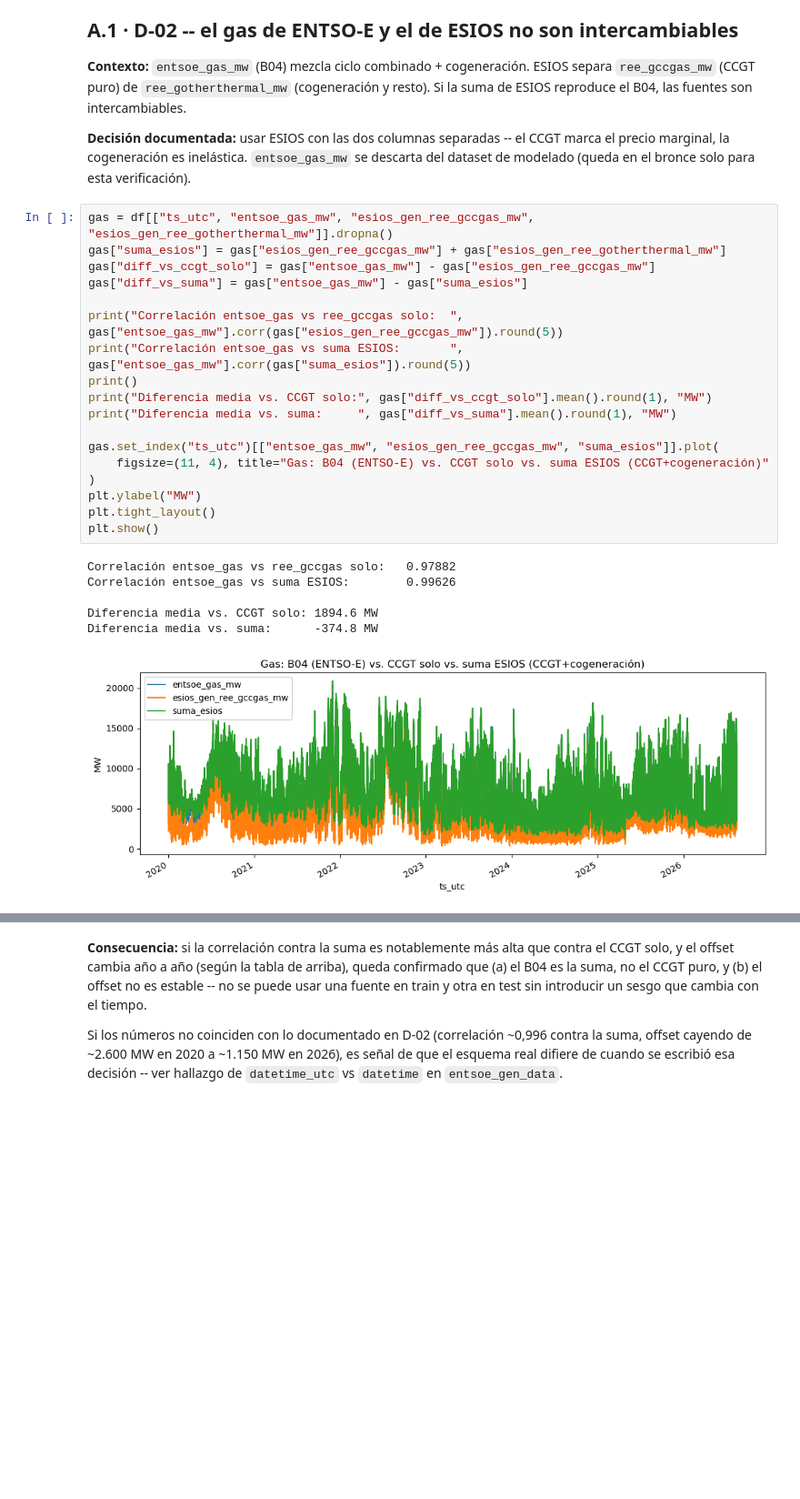
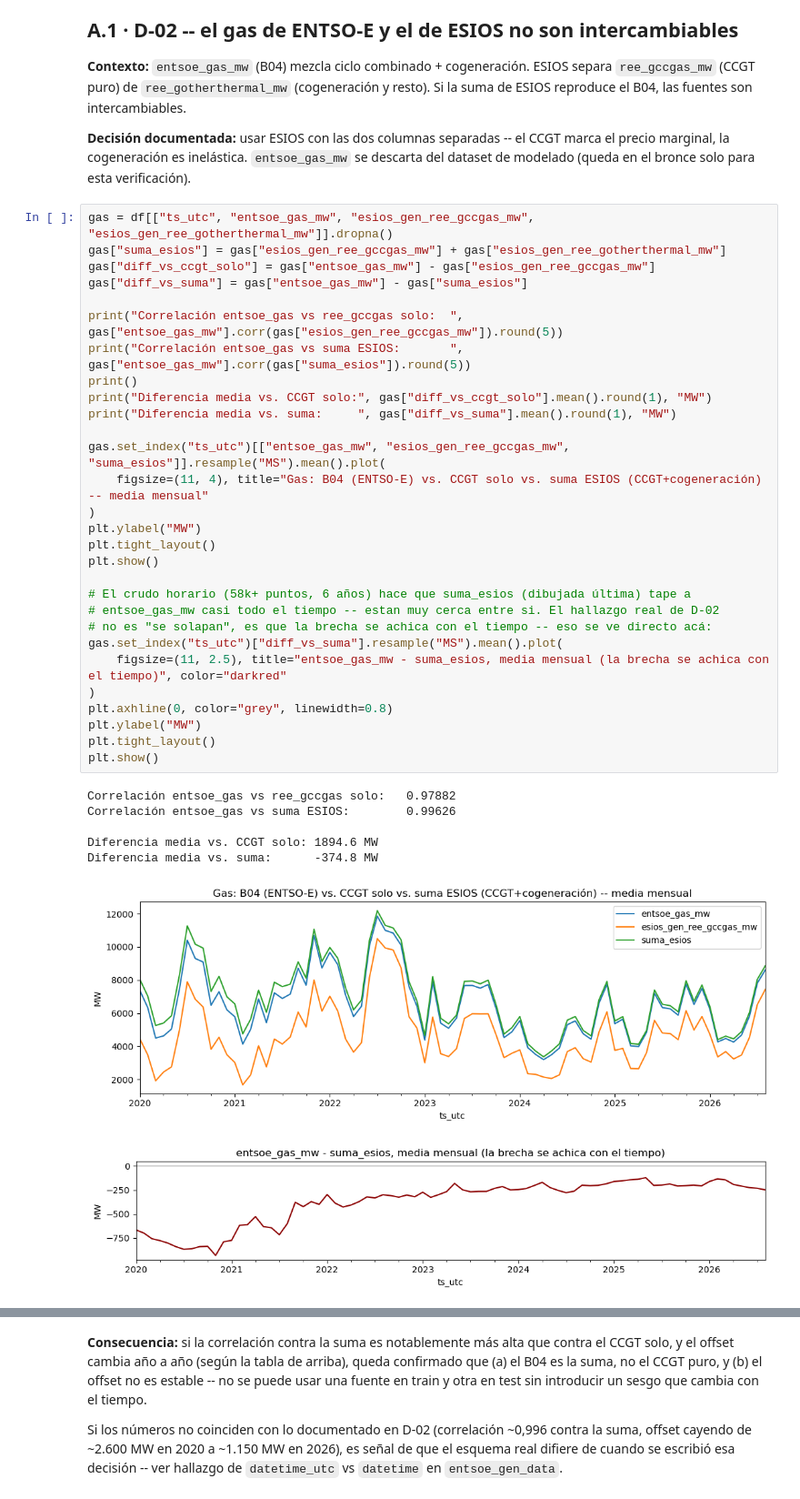
Before and after one commit to Torgio/edev_models, a Jupyter notebook: notebooks/02_eda_bronze.ipynb, the cells around one changed output, grey strips where cells are left out. Shown at 91% size. Drawn from its saved outputs; the diff is of its cells as text; blank space fills up the shorter version.

Commit message:
Agregados al pipeline del EDA, para la memoria del TFM. Se suma al bronze_config tablas de capacidad disponible e instalada. Sobre notebook 02_eda se agregan gráficos que constrastan hipotesis.

```diff
--- a/notebooks/02_eda_bronze.ipynb
+++ b/notebooks/02_eda_bronze.ipynb
@@ -75,28 +76,40 @@ de modelado (queda en el bronce solo para esta verificación).
 # %%
 gas = df[["ts_utc", "entsoe_gas_mw", "esios_gen_ree_gccgas_mw", "esios_gen_ree_gotherthermal_mw"]].dropna()
 gas["suma_esios"] = gas["esios_gen_ree_gccgas_mw"] + gas["esios_gen_ree_gotherthermal_mw"]
 gas["diff_vs_ccgt_solo"] = gas["entsoe_gas_mw"] - gas["esios_gen_ree_gccgas_mw"]
 gas["diff_vs_suma"] = gas["entsoe_gas_mw"] - gas["suma_esios"]
 
 print("Correlación entsoe_gas vs ree_gccgas solo:  ", gas["entsoe_gas_mw"].corr(gas["esios_gen_ree_gccgas_mw"]).round(5))
 print("Correlación entsoe_gas vs suma ESIOS:       ", gas["entsoe_gas_mw"].corr(gas["suma_esios"]).round(5))
 print()
 print("Diferencia media vs. CCGT solo:", gas["diff_vs_ccgt_solo"].mean().round(1), "MW")
 print("Diferencia media vs. suma:     ", gas["diff_vs_suma"].mean().round(1), "MW")
 
-gas.set_index("ts_utc")[["entsoe_gas_mw", "esios_gen_ree_gccgas_mw", "suma_esios"]].plot(
-    figsize=(11, 4), title="Gas: B04 (ENTSO-E) vs. CCGT solo vs. suma ESIOS (CCGT+cogeneración)"
+gas.set_index("ts_utc")[["entsoe_gas_mw", "esios_gen_ree_gccgas_mw", "suma_esios"]].resample("MS").mean().plot(
+    figsize=(11, 4), title="Gas: B04 (ENTSO-E) vs. CCGT solo vs. suma ESIOS (CCGT+cogeneración) -- media mensual"
 )
 plt.ylabel("MW")
 plt.tight_layout()
 plt.show()
+
+# El crudo horario (58k+ puntos, 6 años) hace que suma_esios (dibujada última) tape a
+# entsoe_gas_mw casi todo el tiempo -- estan muy cerca entre si. El hallazgo real de D-02
+# no es "se solapan", es que la brecha se achica con el tiempo -- eso se ve directo acá:
+gas.set_index("ts_utc")["diff_vs_suma"].resample("MS").mean().plot(
+    figsize=(11, 2.5), title="entsoe_gas_mw - suma_esios, media mensual (la brecha se achica con el tiempo)", color="darkred"
+)
+plt.axhline(0, color="grey", linewidth=0.8)
+plt.ylabel("MW")
+plt.tight_layout()
+plt.show()
 # %% [output]
 Correlación entsoe_gas vs ree_gccgas solo:   0.97882
 Correlación entsoe_gas vs suma ESIOS:        0.99626
 
 Diferencia media vs. CCGT solo: 1894.6 MW
 Diferencia media vs. suma:      -374.8 MW
-[figure, old version]
+[figure, new version]
+[figure, added]
 # %%
 gas["año"] = gas["ts_utc"].dt.year
 por_año = gas.groupby("año")[["entsoe_gas_mw", "esios_gen_ree_gccgas_mw", "esios_gen_ree_gotherthermal_mw"]].mean().round(0)
```
Also changed, not shown: parts of 64 cells of this notebook, 2 other files.
